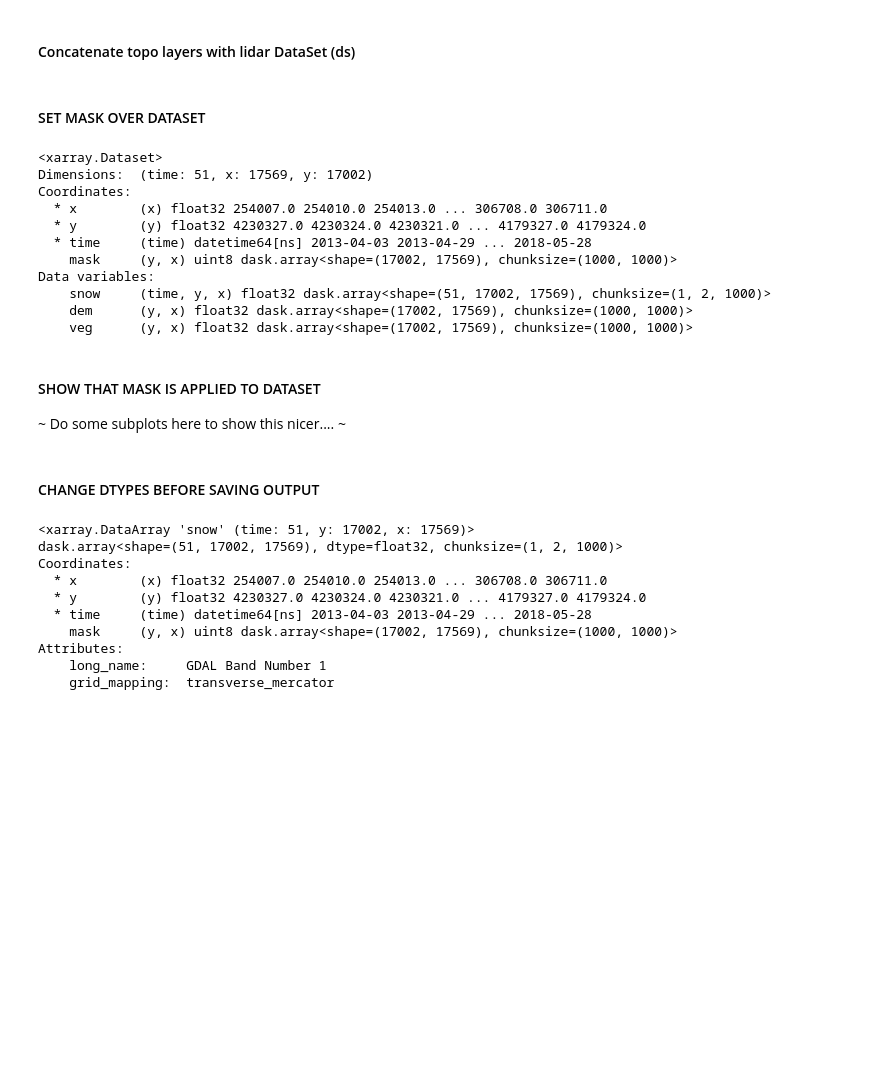
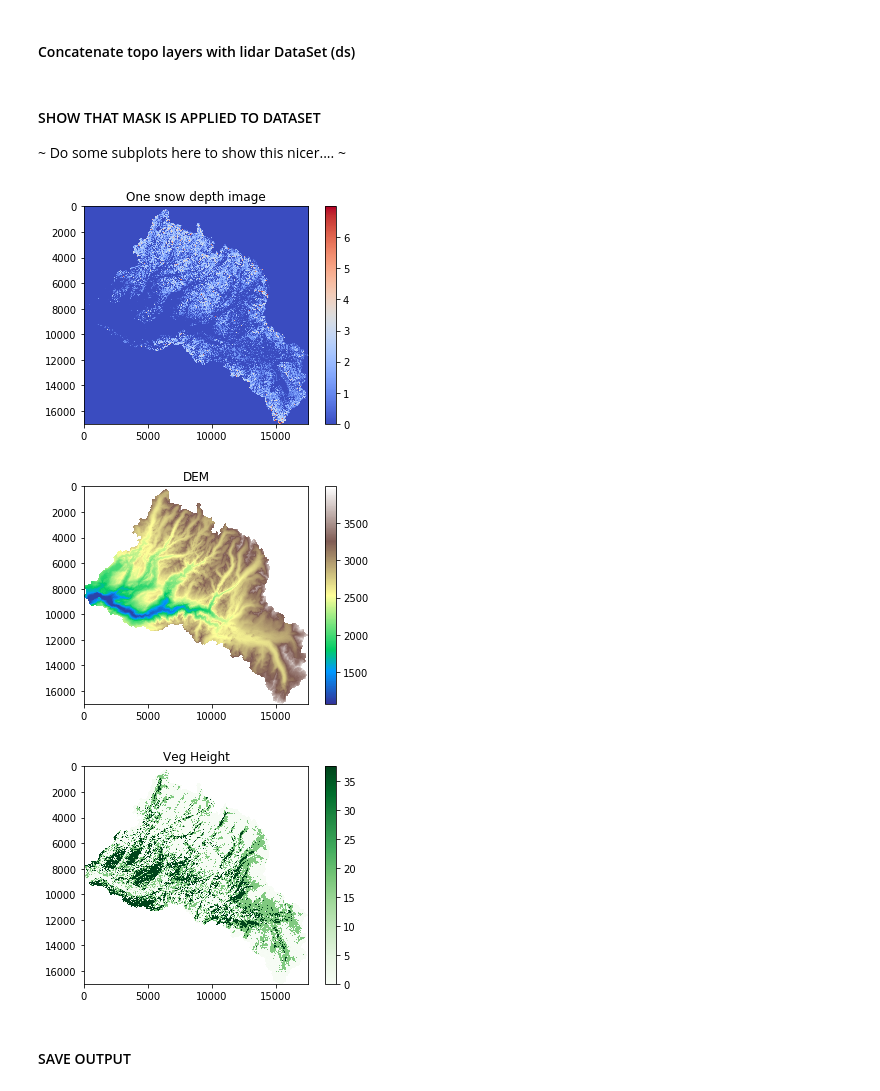
Before and after one commit to meganmason/jlabs, a Jupyter notebook: xarray/build.ipynb, the cells around one changed output. Cells and saved outputs as stored; diff of their text form; code cells hidden in the pictures; blank space fills up the shorter version.

```diff
--- a/xarray/build.ipynb
+++ b/xarray/build.ipynb
@@ -158,50 +116,32 @@ plt.show()
+# %%
+
+# 1). assign mask to ds coords
+ds = ds.assign_coords(mask=topo.mask)
+
+# 2). assign 'dem' and 'veg' as coords where mask==1
+ds = ds.assign_coords(dem=topo.dem.where(ds.mask==1))
+ds = ds.assign_coords(veg=topo.veg_height.where(ds.mask==1))
+
+# 3). mask the watershed (snow is only variable in ds)
+ds=ds.where(ds.mask==1)
+
+# 4). change dtypes of snow depth before saving output
+ds=ds.astype(np.int16, copy=False)
 # %% [markdown]
 #### Concatenate topo layers with lidar DataSet (ds)
 # %%
-#add topo features to lidar DataSet (ds)
-# ds['mask'] = (['y','x'],topo.mask) #could do this for mask, but instead choose to put as coord
-ds['dem'] = (['y','x'],topo.dem)
-ds['veg'] = (['y','x'],topo.veg_height)
-# ds
+# add topo features to lidar DataSet (ds) as DATA_VARS
+# ds['mask'] = (['y','x'],topo.mask)
+# ds['dem'] = (['y','x'],topo.dem)
+# ds['veg'] = (['y','x'],topo.veg_height)
-# %% [markdown]
-#### SET MASK OVER DATASET
-# %%
-ds=ds.where(ds.mask==1)
-ds
-# %% [output]
-<xarray.Dataset>
-Dimensions:  (time: 51, x: 17569, y: 17002)
-Coordinates:
-  * x        (x) float32 254007.0 254010.0 254013.0 ... 306708.0 306711.0
-  * y        (y) float32 4230327.0 4230324.0 4230321.0 ... 4179327.0 4179324.0
-  * time     (time) datetime64[ns] 2013-04-03 2013-04-29 ... 2018-05-28
-    mask     (y, x) uint8 dask.array<shape=(17002, 17569), chunksize=(1000, 1000)>
-Data variables:
-    snow     (time, y, x) float32 dask.array<shape=(51, 17002, 17569), chunksize=(1, 2, 1000)>
-    dem      (y, x) float32 dask.array<shape=(17002, 17569), chunksize=(1000, 1000)>
-    veg      (y, x) float32 dask.array<shape=(17002, 17569), chunksize=(1000, 1000)>
 # %% [markdown]
 #### SHOW THAT MASK IS APPLIED TO DATASET
 ~ Do some subplots here to show this nicer.... ~
 # %%
-plt.imshow(ds.snow[0], cmap='coolwarm'); plt.title('One snow depth image'); plt.show()
-plt.imshow(ds.dem, cmap='jet'); plt.title('DEM'); plt.show()
-plt.imshow(ds.veg, cmap='Greens'); plt.title('Veg Height'); plt.show()
+plt.imshow(ds.snow[0]/1000, cmap='coolwarm'); plt.colorbar(); plt.title('One snow depth image'); plt.show() #zeros outside of mask because nans=float, 0=ints
+plt.imshow(ds.dem, cmap='terrain'); plt.colorbar(); plt.title('DEM'); plt.show()
+plt.imshow(ds.veg, cmap='Greens'); plt.colorbar(); plt.title('Veg Height'); plt.show()
+# %% [output]
+[figure, added]
+[figure, added]
+[figure, added]
-# %% [markdown]
-#### CHANGE DTYPES BEFORE SAVING OUTPUT
-# %%
-#changes 'snow', 'dem', and 'veg' -- less than ideal
-ds_snow_int=ds.snow
-# ds_snow_int=ds.snow.astype(np.int16, copy=False)
-ds_snow_int
-# %% [output]
-<xarray.DataArray 'snow' (time: 51, y: 17002, x: 17569)>
-dask.array<shape=(51, 17002, 17569), dtype=float32, chunksize=(1, 2, 1000)>
-Coordinates:
-  * x        (x) float32 254007.0 254010.0 254013.0 ... 306708.0 306711.0
-  * y        (y) float32 4230327.0 4230324.0 4230321.0 ... 4179327.0 4179324.0
-  * time     (time) datetime64[ns] 2013-04-03 2013-04-29 ... 2018-05-28
-    mask     (y, x) uint8 dask.array<shape=(17002, 17569), chunksize=(1000, 1000)>
-Attributes:
-    long_name:     GDAL Band Number 1
-    grid_mapping:  transverse_mercator
@@ -210,2 +148,4 @@ ds['snow_int'] = (['y','x'],ds_snow_int.snow)
+# %% [markdown]
+#### SAVE OUTPUT
 # %%
 #uncomment when you want to save:
```
Also changed, not shown: parts of 7 cells of this notebook, 3 other files.
